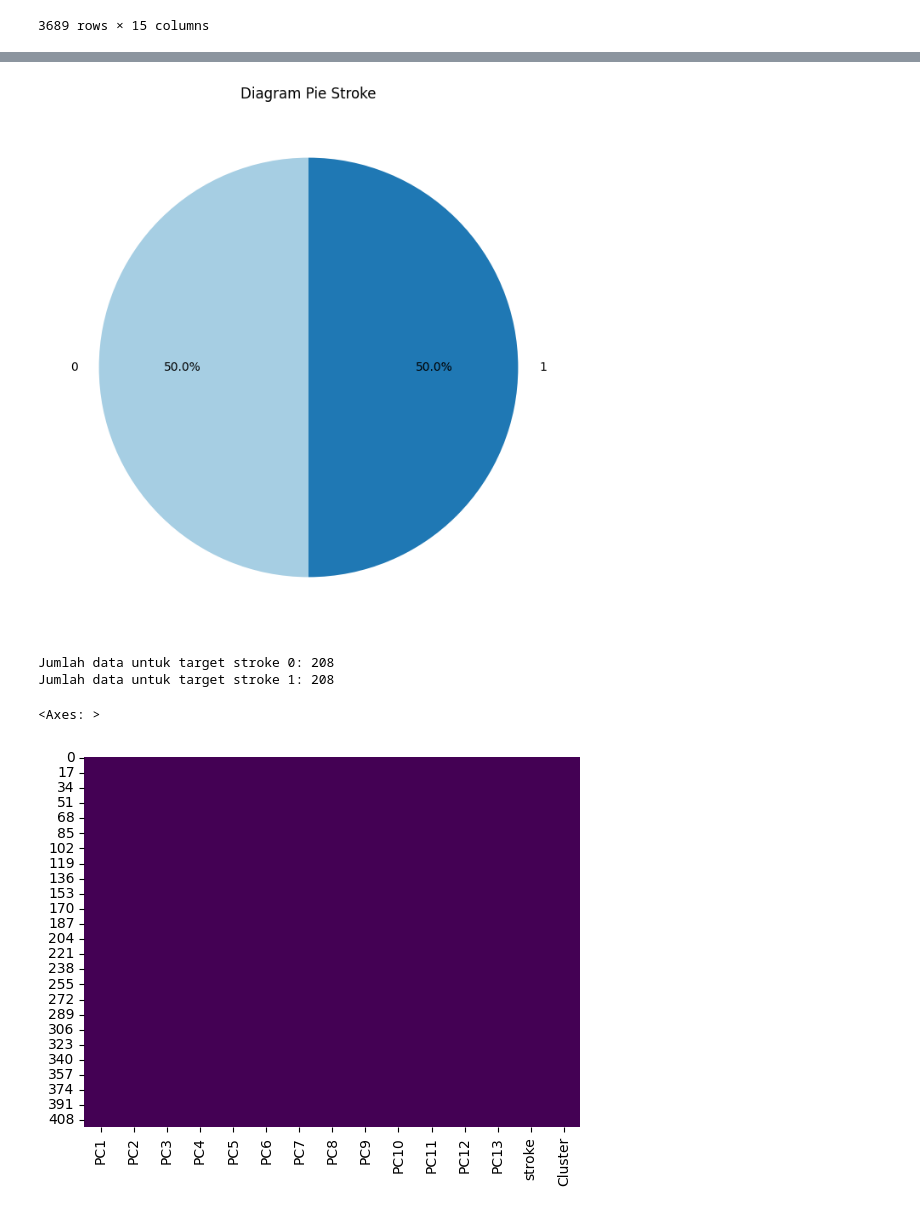
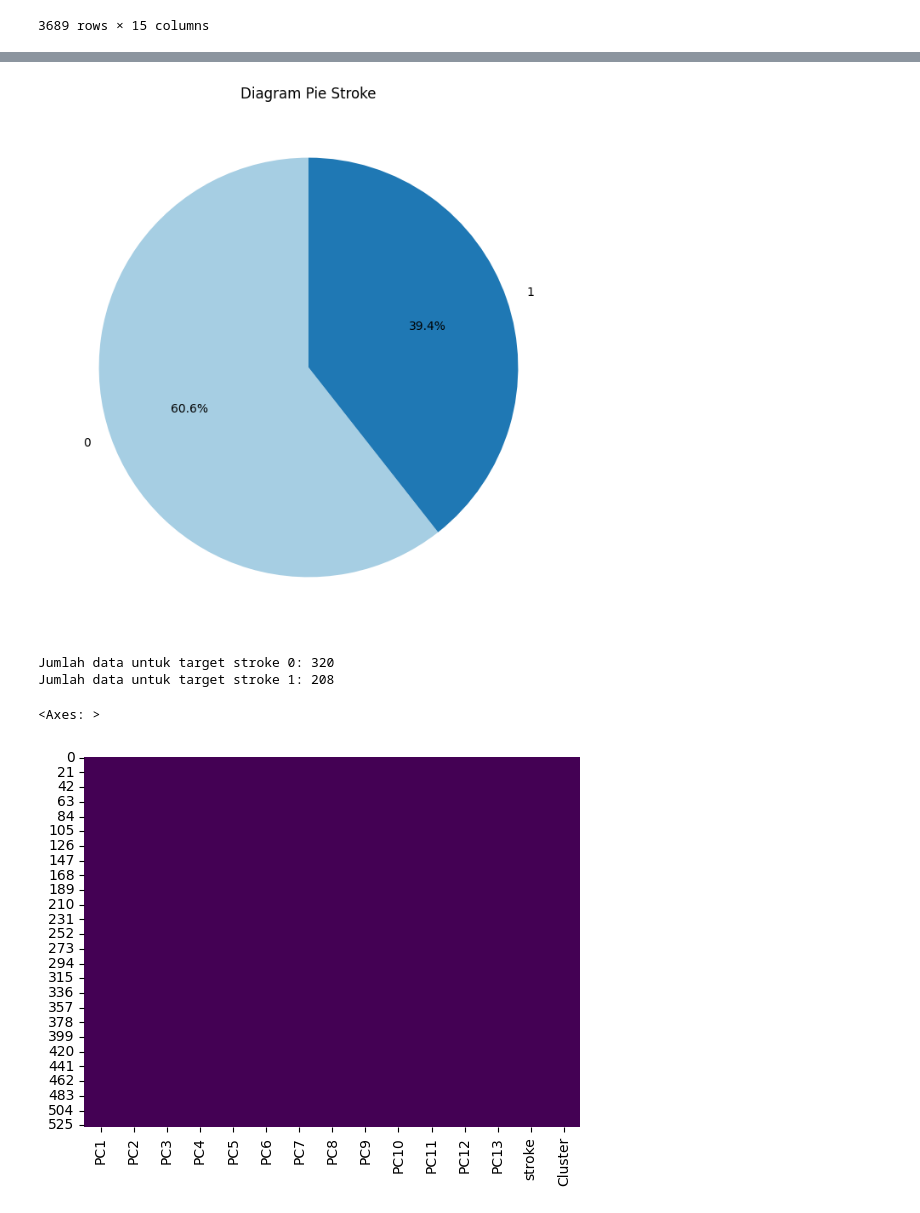
Before and after one commit to avillarafi45/TugasAkhirStrokePrediction, a Jupyter notebook: TugasAkhir.ipynb, the cells around one changed output, grey strips where cells are left out. Drawn from its saved outputs; the diff is of its cells as text; code cells hidden in the pictures.

```diff
--- a/TugasAkhir.ipynb
+++ b/TugasAkhir.ipynb
@@ -994,41 +994,41 @@ X_pca = df_pca_result.drop(['stroke', 'Cluster'], axis=1).values  # Hapus kolom
 y = df_pca_result['stroke'].values
 cluster_labels = df_pca_result['Cluster'].values  # Simpan label kluster sebelum dihapus
 
-# Inisialisasi model Near Miss
-nm = NearMiss(sampling_strategy='auto', n_neighbors=3, version=2)
+# Inisialisasi model Near Miss dengan rasio kustom (misalnya, 0.2 untuk mendapatkan rasio 80:20)
+nm_custom_ratio = NearMiss(sampling_strategy=0.65, n_neighbors=3, version=2)
 
-# Resample data menggunakan Near Miss
-X_resampled, y_resampled = nm.fit_resample(X_pca, y)
+# Resample data menggunakan Near Miss dengan rasio kustom
+X_resampled_custom, y_resampled_custom = nm_custom_ratio.fit_resample(X_pca, y)
 
-# Buat DataFrame baru dari data yang sudah di-resample
-df_resampled = pd.DataFrame(data=X_resampled, columns=[f"PC{i+1}" for i in range(X_resampled.shape[1])])
-df_resampled['stroke'] = y_resampled
+# Buat DataFrame baru dari data yang sudah di-resample dengan rasio kustom
+df_resampled_custom = pd.DataFrame(data=X_resampled_custom, columns=[f"PC{i+1}" for i in range(X_resampled_custom.shape[1])])
+df_resampled_custom['stroke'] = y_resampled_custom
 
 # Tambahkan kembali kolom 'Cluster'
-df_resampled['Cluster'] = cluster_labels[:len(df_resampled)]
+df_resampled_custom['Cluster'] = cluster_labels[:len(df_resampled_custom)]
 
-# Menyimpan hasil Near Miss Resampling ke file CSV
-result_csv_path_resampled = 'D:/Tugas Akhir/Stroke/data_hasil_nearmiss.csv'
-df_resampled.to_csv(result_csv_path_resampled, index=False)
+# Menyimpan hasil Near Miss Resampling dengan rasio kustom ke file CSV
+result_csv_path_resampled_custom = 'D:/Tugas Akhir/Stroke/data_hasil_nearmiss.csv'
+df_resampled_custom.to_csv(result_csv_path_resampled_custom, index=False)
 
-# Hitung jumlah data untuk masing-masing kelas
-count_class_0 = df_resampled[df_resampled['stroke'] == 0].shape[0]
-count_class_1 = df_resampled[df_resampled['stroke'] == 1].shape[0]
+# Hitung jumlah data untuk masing-masing kelas setelah resampling dengan rasio kustom
+count_class_0_custom = df_resampled_custom[df_resampled_custom['stroke'] == 0].shape[0]
+count_class_1_custom = df_resampled_custom[df_resampled_custom['stroke'] == 1].shape[0]
 
-# Visualisasi data setelah resampling
+# Visualisasi data setelah resampling dengan rasio kustom
 plt.figure(figsize=(10, 6))
-scatter_resampled = plt.scatter(df_resampled['PC1'], df_resampled['PC2'], c=df_resampled['stroke'], cmap='viridis', marker='o', s=25, alpha=0.7)
+scatter_resampled_custom = plt.scatter(df_resampled_custom['PC1'], df_resampled_custom['PC2'], c=df_resampled_custom['stroke'], cmap='viridis', marker='o', s=25, alpha=0.7)
 
 # Tambahkan legenda untuk kelas
-legend_resampled = plt.legend(*scatter_resampled.legend_elements(), title="Classes")
+legend_resampled_custom = plt.legend(*scatter_resampled_custom.legend_elements(), title="Classes")
 # Tambahkan keterangan jumlah data pada legend
-legend_resampled.texts[0].set_text(f'Class 0 ({count_class_0} data)')
-legend_resampled.texts[1].set_text(f'Class 1 ({count_class_1} data)')
+legend_resampled_custom.texts[0].set_text(f'Class 0 ({count_class_0_custom} data)')
+legend_resampled_custom.texts[1].set_text(f'Class 1 ({count_class_1_custom} data)')
 
-plt.gca().add_artist(legend_resampled)
+plt.gca().add_artist(legend_resampled_custom)
 
 # Tambahkan label dan judul
-plt.title('Near Miss Resampled Data with PCA Components (PC1 and PC2)')
+plt.title('Near Miss Resampled Data with Custom Ratio (PC1 and PC2)')
 plt.xlabel('Principal Component 1')
 plt.ylabel('Principal Component 2')
 plt.show()
@@ -1053,31 +1053,31 @@ df_resampled
 # %%
 # Hitung frekuensi nilai unik dalam kolom 'stroke'
-stroke_counts = df_resampled['stroke'].value_counts()
+stroke_counts = df_resampled_custom['stroke'].value_counts()
 
 # Plotting diagram pie untuk kolom 'stroke'
 plt.figure(figsize=(8, 8))
 plt.pie(stroke_counts, labels=stroke_counts.index, autopct='%1.1f%%', startangle=90, colors=plt.cm.Paired.colors)
 
 # Berikan judul
 plt.title('Diagram Pie Stroke')
 
 # Tampilkan diagram
 plt.show()
 # %% [output]
-[figure, old version]
+[figure, new version]
 # %%
 # Hitung jumlah data untuk target stroke 0 dan 1 setelah klastering
-class_counts_kmeans = df_resampled['stroke'].value_counts()
+class_counts_kmeans = df_resampled_custom['stroke'].value_counts()
 
 # Cetak jumlah data untuk target stroke 0 dan 1 setelah klastering
 print(f'Jumlah data untuk target stroke 0: {class_counts_kmeans[0]}')
 print(f'Jumlah data untuk target stroke 1: {class_counts_kmeans[1]}')
 # %% [output]
-Jumlah data untuk target stroke 0: 208
+Jumlah data untuk target stroke 0: 320
 Jumlah data untuk target stroke 1: 208
 # %%
 #Membaca missing values dengan menggunakan heatmap
-sns.heatmap(df_resampled.isnull(), cbar=False, cmap='viridis')
+sns.heatmap(df_resampled_custom.isnull(), cbar=False, cmap='viridis')
 # %% [output]
 <Axes: >
-[figure, old version]
+[figure, new version]
```
Also changed, not shown: parts of 4 cells of this notebook, 1 other file.
